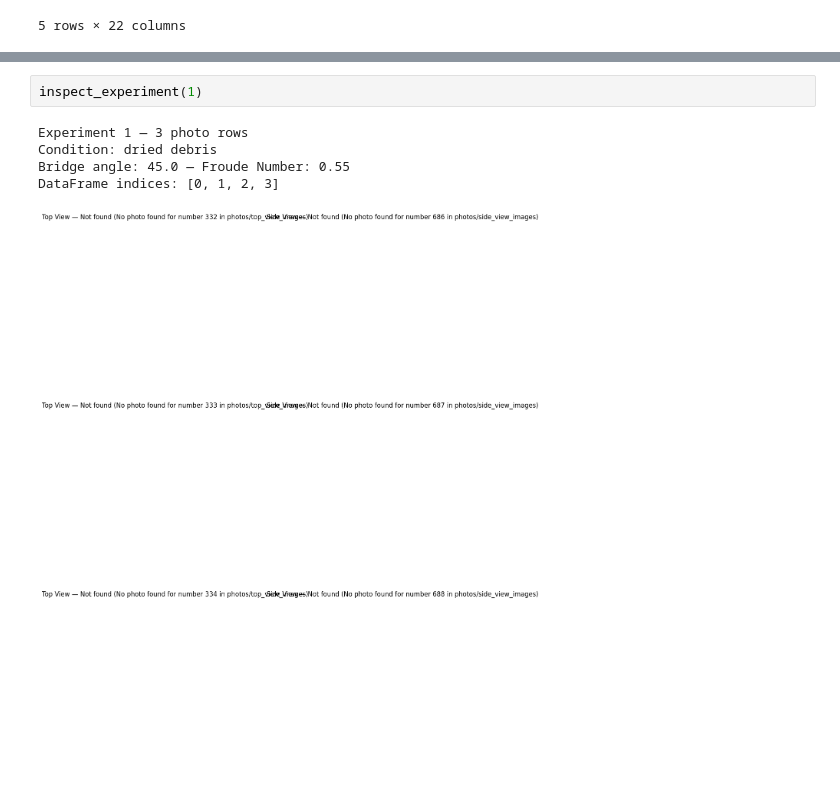
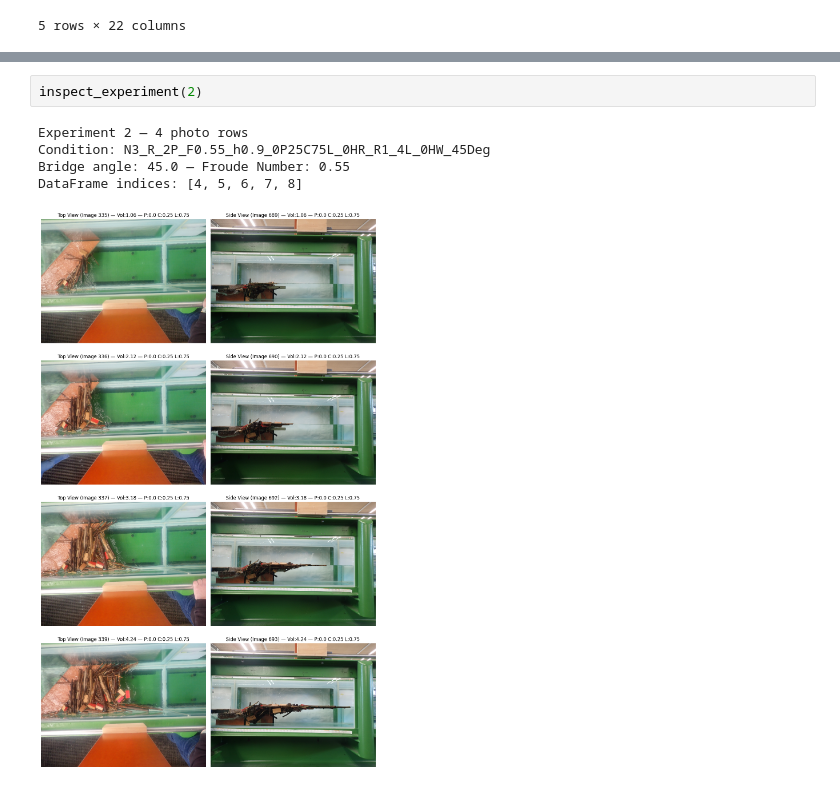
Before and after one commit to MineaSolas/ComputerVisionProject, a Jupyter notebook: open_photos_experiment.ipynb, the cells around one changed output, grey strips where cells are left out. Saved outputs shown, nothing was run; the diff lists cells and outputs as text.

```diff
--- a/open_photos_experiment.ipynb
+++ b/open_photos_experiment.ipynb
@@ -77,8 +73,8 @@ inspect_row(38)
 # %%
-inspect_experiment(1)
+inspect_experiment(2)
 # %% [output]
-Experiment 1 — 3 photo rows
-Condition: dried debris
+Experiment 2 — 4 photo rows
+Condition: N3_R_2P_F0.55_h0.9_0P25C75L_0HR_R1_4L_0HW_45Deg
 Bridge angle: 45.0 — Froude Number: 0.55
-DataFrame indices: [0, 1, 2, 3]
+DataFrame indices: [4, 5, 6, 7, 8]
-[figure, old version]
+[figure, new version]
```
Also changed, not shown: parts of 1 cell of this notebook.
